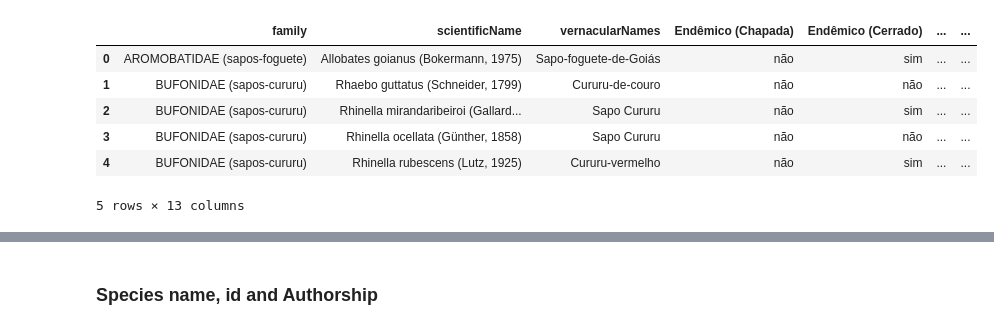
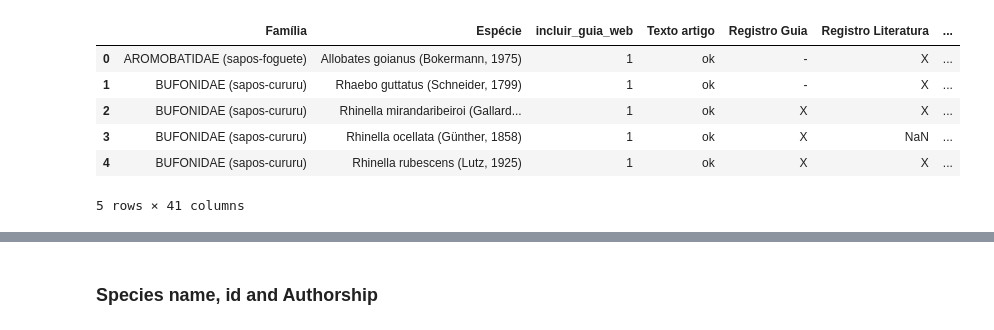
Before and after one commit to pedrosiracusa/guia_anuros_chapada, a Jupyter notebook: build/notebooks/clean_species_datasheet.ipynb, the cells around one changed output, grey strips where cells are left out. Cells and saved outputs as stored; diff of their text form; code cells hidden in the pictures.

```diff
--- a/build/notebooks/clean_species_datasheet.ipynb
+++ b/build/notebooks/clean_species_datasheet.ipynb
@@ -4,14 +4,16 @@ import numpy as np
 import re
 import json
 # %%
-dataFile = './speciesdata.csv'
+dataFile = 'tmp/speciesdata.csv'
 df = pd.read_csv(dataFile)
+df = df[df['incluir_guia_web']==1]
+#df.info()
 df.head()
 # %% [output]
-|  | family | scientificName | vernacularNames | Endêmico (Chapada) | Endêmico (Cerrado) | ... | ... |
-| 0 | AROMOBATIDAE (sapos-foguete) | Allobates goianus (Bokermann, 1975) | Sapo-foguete-de-Goiás | não | sim | ... | ... |
-| 1 | BUFONIDAE (sapos-cururu) | Rhaebo guttatus (Schneider, 1799) | Cururu-de-couro | não | não | ... | ... |
-| 2 | BUFONIDAE (sapos-cururu) | Rhinella mirandaribeiroi (Gallard... | Sapo Cururu | não | sim | ... | ... |
-| 3 | BUFONIDAE (sapos-cururu) | Rhinella ocellata (Günther, 1858) | Sapo Cururu | não | não | ... | ... |
-| 4 | BUFONIDAE (sapos-cururu) | Rhinella rubescens (Lutz, 1925) | Cururu-vermelho | não | sim | ... | ... |
+|  | Família | Espécie | incluir_guia_web | Texto artigo | Registro Guia | Registro Literatura | ... |
+| 0 | AROMOBATIDAE (sapos-foguete) | Allobates goianus (Bokermann, 1975) | 1 | ok | - | X | ... |
+| 1 | BUFONIDAE (sapos-cururu) | Rhaebo guttatus (Schneider, 1799) | 1 | ok | - | X | ... |
+| 2 | BUFONIDAE (sapos-cururu) | Rhinella mirandaribeiroi (Gallard... | 1 | ok | X | X | ... |
+| 3 | BUFONIDAE (sapos-cururu) | Rhinella ocellata (Günther, 1858) | 1 | ok | X | NaN | ... |
+| 4 | BUFONIDAE (sapos-cururu) | Rhinella rubescens (Lutz, 1925) | 1 | ok | X | X | ... |
-5 rows × 13 columns
+5 rows × 41 columns
```
Also changed, not shown: parts of 63 cells of this notebook, 12 other files.
